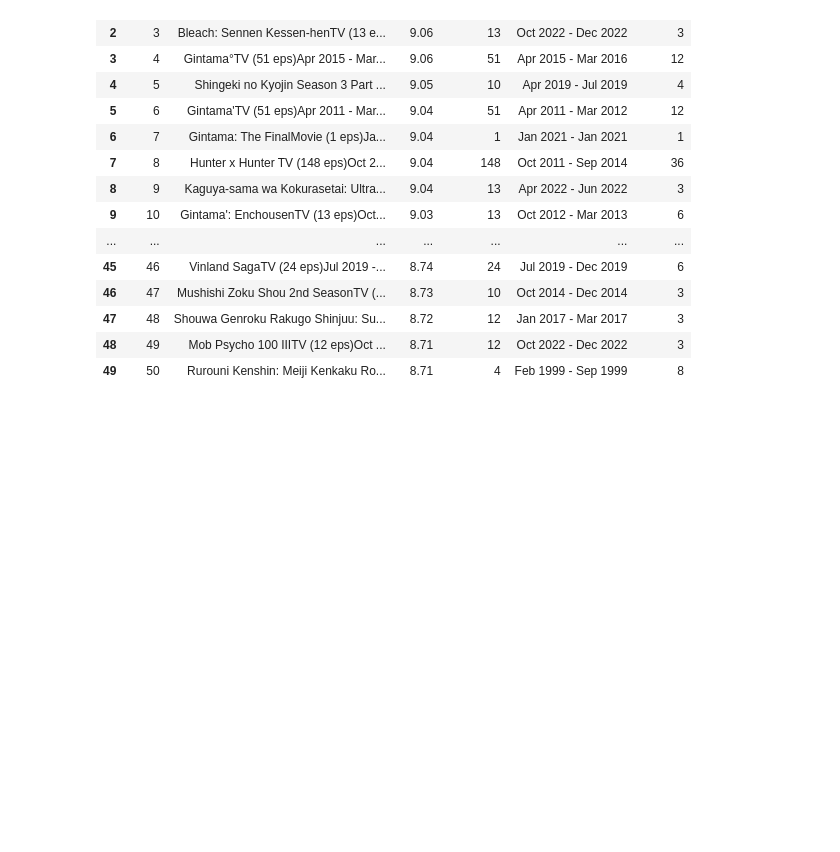
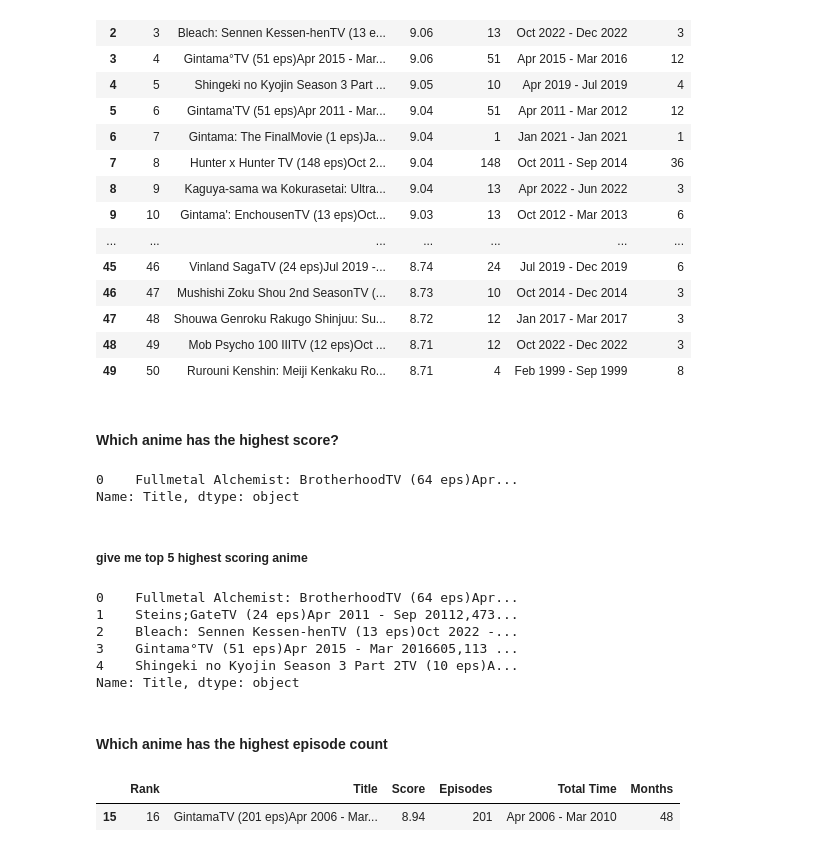
Before and after one commit to Satyamtri12/Data-Analysis-GFG-Offline, a Jupyter notebook: Python-pandas learning/FeatureExtractionanime.ipynb, the cells around one changed output. Cells and saved outputs as stored; diff of their text form; code cells hidden in the pictures; blank space fills up the shorter version.

```diff
--- a/Python-pandas learning/FeatureExtractionanime.ipynb
+++ b/Python-pandas learning/FeatureExtractionanime.ipynb
@@ -139,3 +139,29 @@ df
 | 47 | 48 | Shouwa Genroku Rakugo Shinjuu: Su... | 8.72 | 12 | Jan 2017 - Mar 2017 | 3 |
 | 48 | 49 | Mob Psycho 100 IIITV (12 eps)Oct ... | 8.71 | 12 | Oct 2022 - Dec 2022 | 3 |
 | 49 | 50 | Rurouni Kenshin: Meiji Kenkaku Ro... | 8.71 | 4 | Feb 1999 - Sep 1999 | 8 |
+# %% [markdown]
+#### Which anime has the highest score?
+# %%
+df[df['Score'] == df['Score'].max()]['Title']
+# %% [output]
+0    Fullmetal Alchemist: BrotherhoodTV (64 eps)Apr...
+Name: Title, dtype: object
+# %% [markdown]
+##### give me top 5 highest scoring anime
+# %%
+
+df['Title'].head()
+# %% [output]
+0    Fullmetal Alchemist: BrotherhoodTV (64 eps)Apr...
+1    Steins;GateTV (24 eps)Apr 2011 - Sep 20112,473...
+2    Bleach: Sennen Kessen-henTV (13 eps)Oct 2022 -...
+3    Gintama°TV (51 eps)Apr 2015 - Mar 2016605,113 ...
+4    Shingeki no Kyojin Season 3 Part 2TV (10 eps)A...
+Name: Title, dtype: object
+# %% [markdown]
+#### Which anime has the highest episode count
+# %%
+df[df['Episodes'] == df['Episodes'].max()]
+# %% [output]
+|  | Rank | Title | Score | Episodes | Total Time | Months |
+| 15 | 16 | GintamaTV (201 eps)Apr 2006 - Mar... | 8.94 | 201 | Apr 2006 - Mar 2010 | 48 |
```
